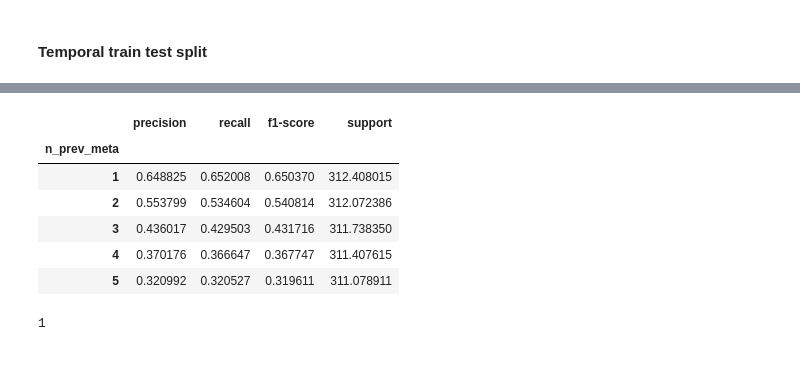
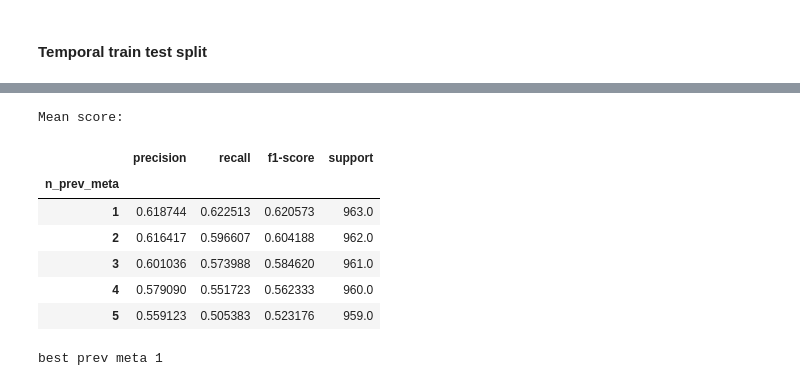
Before and after one commit to semcovici/Mean-Reversion-Prediction-with-Brazilian-Stocks-Market, a Jupyter notebook: notebooks/freq_model.ipynb, the cells around one changed output, grey strips where cells are left out. Drawn from its saved outputs; the diff is of its cells as text; code cells hidden in the pictures.

```diff
--- a/notebooks/freq_model.ipynb
+++ b/notebooks/freq_model.ipynb
@@ -300,16 +354,17 @@ df_results
 # %%
-mean_score = df_results.groupby('n_prev_meta').mean('f1-score')
-mean_score
+mean_score = df_results.loc['macro avg', :].groupby('n_prev_meta').mean('f1-score')
+print('Mean score:')
+display(mean_score)
+
+best_prev_meta = mean_score['f1-score'].idxmax()
+print('best prev meta', best_prev_meta)
 # %% [output]
+Mean score:
 |  | precision | recall | f1-score | support |
 | n_prev_meta |  |  |  |  |
-| 1 | 0.648825 | 0.652008 | 0.650370 | 312.408015 |
-| 2 | 0.553799 | 0.534604 | 0.540814 | 312.072386 |
-| 3 | 0.436017 | 0.429503 | 0.431716 | 311.738350 |
-| 4 | 0.370176 | 0.366647 | 0.367747 | 311.407615 |
-| 5 | 0.320992 | 0.320527 | 0.319611 | 311.078911 |
+| 1 | 0.618744 | 0.622513 | 0.620573 | 963.0 |
+| 2 | 0.616417 | 0.596607 | 0.604188 | 962.0 |
+| 3 | 0.601036 | 0.573988 | 0.584620 | 961.0 |
+| 4 | 0.579090 | 0.551723 | 0.562333 | 960.0 |
+| 5 | 0.559123 | 0.505383 | 0.523176 | 959.0 |
+best prev meta 1
-# %%
-best_prev_meta = mean_score['f1-score'].idxmax()
-best_prev_meta
-# %% [output]
-1
```
Also changed, not shown: parts of 34 cells of this notebook, 5 other files.
